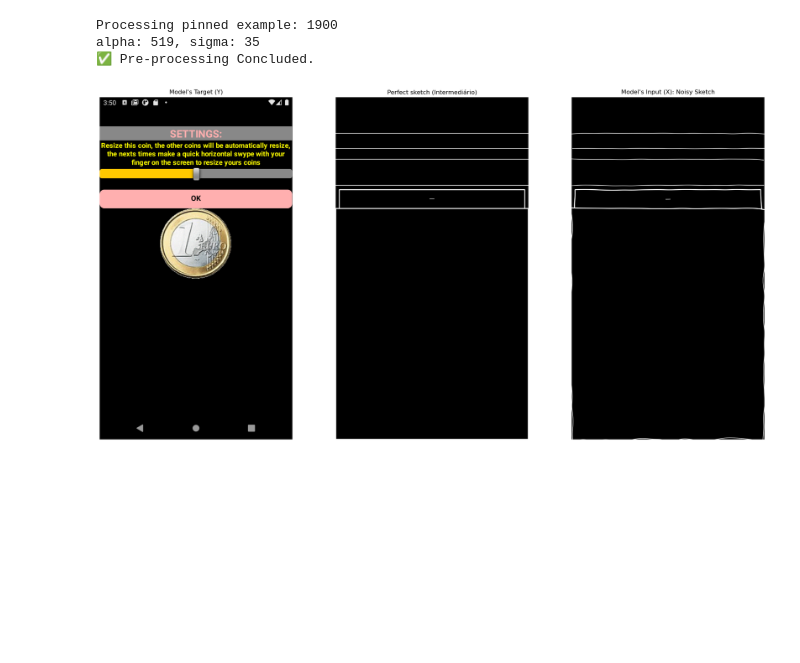
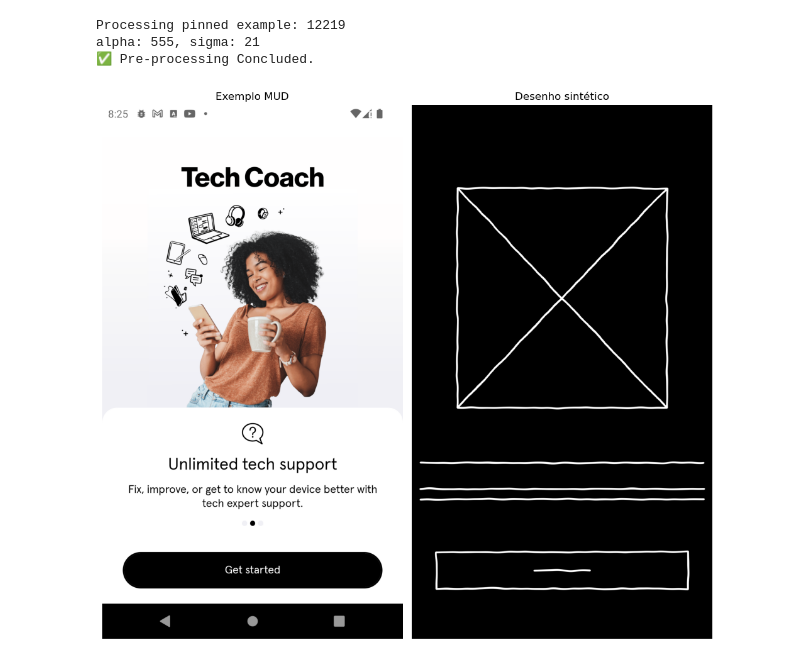
Before and after one commit to mendexjs/delineo, a Jupyter notebook: src/data-transformation/test_mud_processing.ipynb, the cells around one changed output. Saved outputs shown, nothing was run; the diff lists cells and outputs as text; code cells hidden in the pictures; blank space fills up the shorter version.

```diff
--- a/src/data-transformation/test_mud_processing.ipynb
+++ b/src/data-transformation/test_mud_processing.ipynb
@@ -13,7 +13,7 @@ filtered_data = get_valid_input_data()
 import random
 
 
-example_id = "1900"
+example_id = "12219"
 
 example = next((item for item in filtered_data if item["id"] == example_id), None)
 
@@ -37,41 +37,41 @@ else:
 
         # Create blank canvas (Black background)
         output_canvas = np.zeros((height, width, 3), dtype=np.uint8)
 
         views_list = mud_data['views']
         if views_list:
             traverse_and_draw(0, views_list, output_canvas)
 
 
         (alpha, sigma) = (random.randint(500, 600), random.randint(20, 35))
         print(f"alpha: {alpha}, sigma: {sigma}")
         transform_humanize = get_noisy_transformer(alpha, sigma)
         augmented = transform_humanize(image=output_canvas)
         processed_canvas = augmented['image']
 
         print("✅ Pre-processing Concluded.")
 
-        fig, axes = plt.subplots(1, 3, figsize=(20, 10))
+        fig, axes = plt.subplots(1, 2, figsize=(10, 10))
 
         axes[0].imshow(real_image_rgb)
-        axes[0].set_title(f"Model's Target (Y)")
+        axes[0].set_title(f"Exemplo MUD")
         axes[0].axis("off")
 
-        axes[1].imshow(output_canvas)
-        axes[1].set_title("Perfect sketch (Intermediário)")
+        # axes[1].imshow(output_canvas)
+        # axes[1].set_title("Perfect sketch (Intermediário)")
+        # axes[1].axis("off")
+
+        axes[1].imshow(processed_canvas)
+        axes[1].set_title("Desenho sintético")
         axes[1].axis("off")
-
-        axes[2].imshow(processed_canvas)
-        axes[2].set_title("Model's Input (X): Noisy Sketch")
-        axes[2].axis("off")
 
         plt.tight_layout()
         plt.show()
 
     except Exception as e:
         print(f"Ocorreu um erro durante o processamento: {e}")
 # %% [output]
-Processing pinned example: 1900
-alpha: 519, sigma: 35
+Processing pinned example: 12219
+alpha: 555, sigma: 21
 ✅ Pre-processing Concluded.
-[figure, old version]
+[figure, new version]
```
Also changed, not shown: parts of 1 cell of this notebook, 6 other files.
